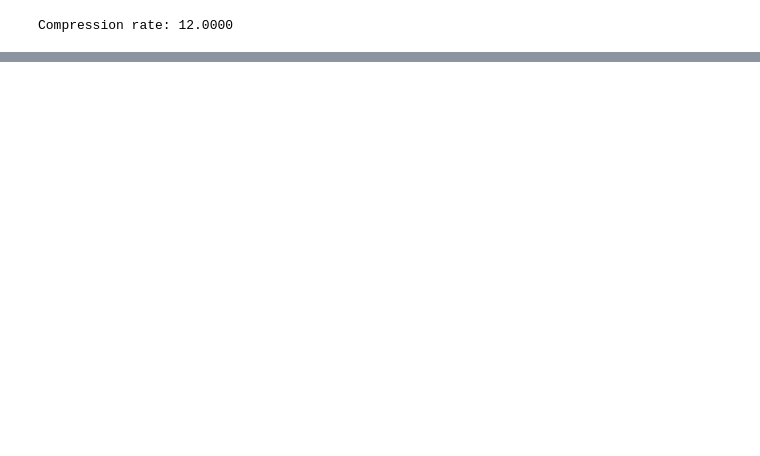
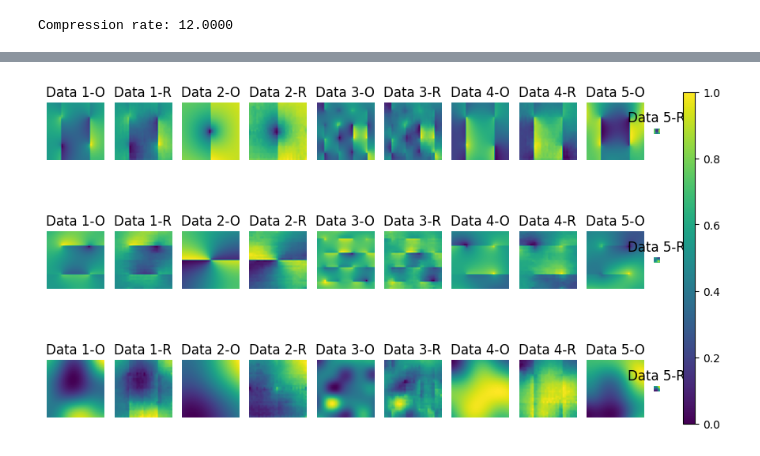
Before and after one commit to DTC320/MagneticField, a Jupyter notebook: Project/TwoD/show.ipynb, the cells around one changed output, grey strips where cells are left out. Drawn from its saved outputs; the diff is of its cells as text; code cells hidden in the pictures; blank space fills up the shorter version.

```diff
--- a/Project/TwoD/show.ipynb
+++ b/Project/TwoD/show.ipynb
@@ -215,0 +350,42 @@ Compression rate: 12.0000
+# %%
+import matplotlib as mpl
+
+def plot_reconstructions5(model, data_loader, n_images=5, device="cpu"):
+    model.eval()
+    with torch.no_grad():
+        for batch in data_loader:
+            input_images = batch[:n_images].to(device)
+            recon_images = model(input_images)
+            break
+
+    fig, axes = plt.subplots(3, 2 * n_images, figsize=(10, 6), gridspec_kw={'width_ratios': [1] * (2 * n_images - 1) + [0.1]})
+
+    channel_titles = ['Channel 1', 'Channel 2', 'Channel 3']
+
+    for i in range(n_images):
+        for channel in range(3):
+            # Original images
+            img = input_images[i].cpu().numpy()[channel]
+            img_normalized = normalize_image(img)
+            im = axes[channel, i * 2].imshow(img_normalized, cmap='viridis', vmin=0, vmax=1)
+            if i == 0:
+                axes[channel, i * 2].set_ylabel(channel_titles[channel])
+            axes[channel, i * 2].set_title(f"Data {i+1}-O")
+            axes[channel, i * 2].axis("off")
+
+            # Reconstructed images
+            recon_img = recon_images[i].cpu().numpy()[channel]
+            recon_img_normalized = normalize_image(recon_img)
+            axes[channel, i * 2 + 1].imshow(recon_img_normalized, cmap='viridis', vmin=0, vmax=1)
+            axes[channel, i * 2 + 1].set_title(f"Data {i+1}-R")
+            axes[channel, i * 2 + 1].axis("off")
+
+    # Add colorbar
+    cbar_ax = fig.add_axes([0.93, 0.15, 0.015, 0.7])
+    fig.colorbar(mpl.cm.ScalarMappable(norm=mpl.colors.Normalize(vmin=0, vmax=1), cmap='viridis'), cax=cbar_ax)
+    plt.show()
+
+with torch.no_grad():
+    plot_reconstructions5(model, test_loader, n_images=5, device=device)
+# %% [output]
+[figure, added]
```
Also changed, not shown: parts of 18 cells of this notebook, 2 other files.
